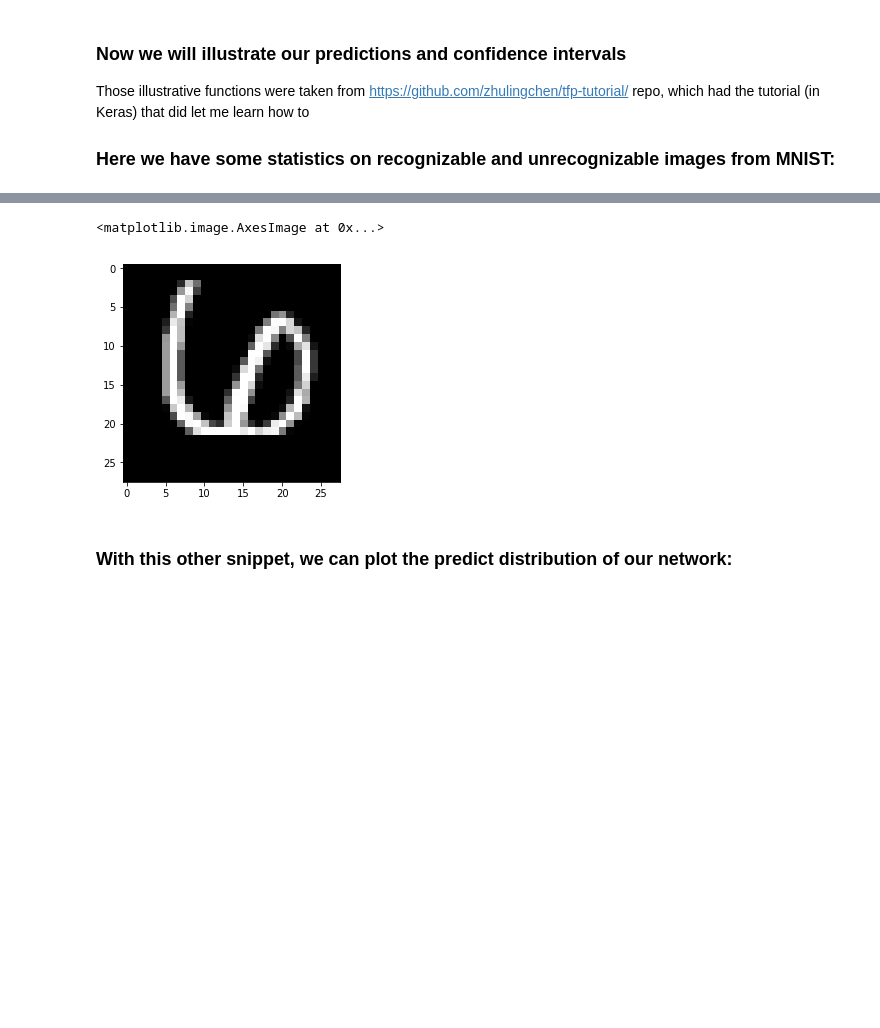
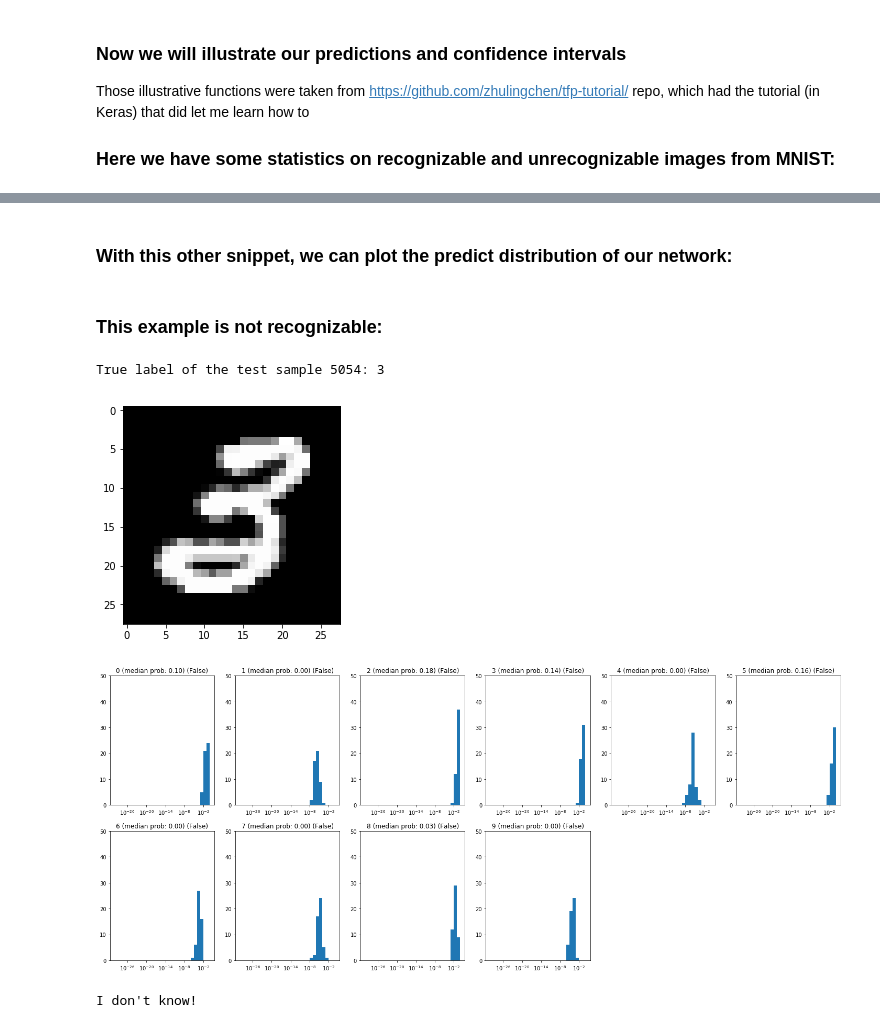
Before and after one commit to purva98/easy-bnn-with-tf2.0, a Jupyter notebook: bnn-tf2.ipynb, the cells around one changed output, grey strips where cells are left out. Drawn from its saved outputs; the diff is of its cells as text; code cells hidden in the pictures; blank space fills up the shorter version.

Commit message:
plot predict distribution

```diff
--- a/bnn-tf2.ipynb
+++ b/bnn-tf2.ipynb
@@ -242,9 +255,3 @@ print('Test accuracy on MNIST (unrecognizable samples):',
-# %%
-test = X_test[3846].reshape(-1, 28, 28, 1)
-plt.imshow(X_test[3846, :, :, 0], cmap='gist_gray')
-# %% [output]
-<matplotlib.image.AxesImage at 0x...>
-[figure, removed]
 # %% [markdown]
 ### With this other snippet, we can plot the predict distribution of our network:
 # %%
@@ -264,3 +271,21 @@ def plot_pred_hist(y_pred, n_class, n_mc_run, n_bins=30, med_prob_thres=0.2, n_s
             else:
                 ax[i, j].axis('off')
     plt.show()
+# %% [markdown]
+### This example is not recognizable:
+# %%
+for idx in np.where(idx_invalid)[0]:
+    plt.imshow(X_test[idx, :, :, 0], cmap='gist_gray')
+    print("True label of the test sample {}: {}".format(idx, np.argmax(y_test[idx], axis=-1)))
+
+    plot_pred_hist(y_pred_prob_all[idx], class_nmr, n_mc_run, med_prob_thres=med_prob_thres)
+
+    if any(y_pred[idx]):
+        print("Predicted label of the test sample {}: {}".format(idx, np.argmax(y_pred[idx], axis=-1)))
+    else:
+        print("I don't know!")
+# %% [output]
+True label of the test sample 5054: 3
+[figure, added]
+[figure, added]
+I don't know!
```
Also changed, not shown: parts of 5 cells of this notebook.
